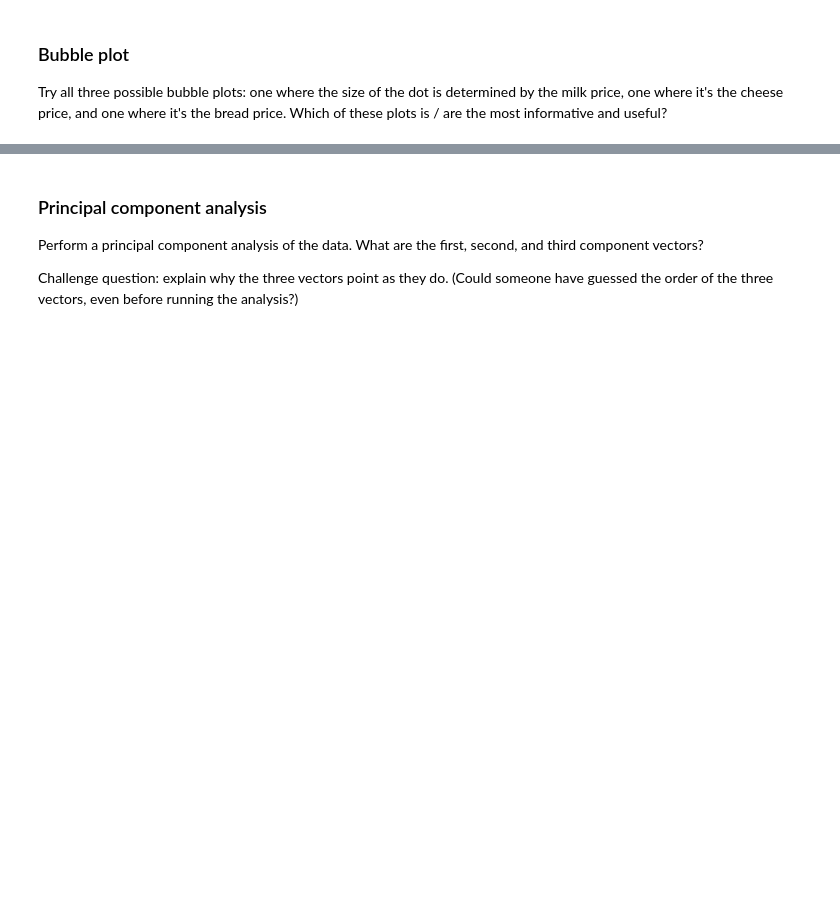
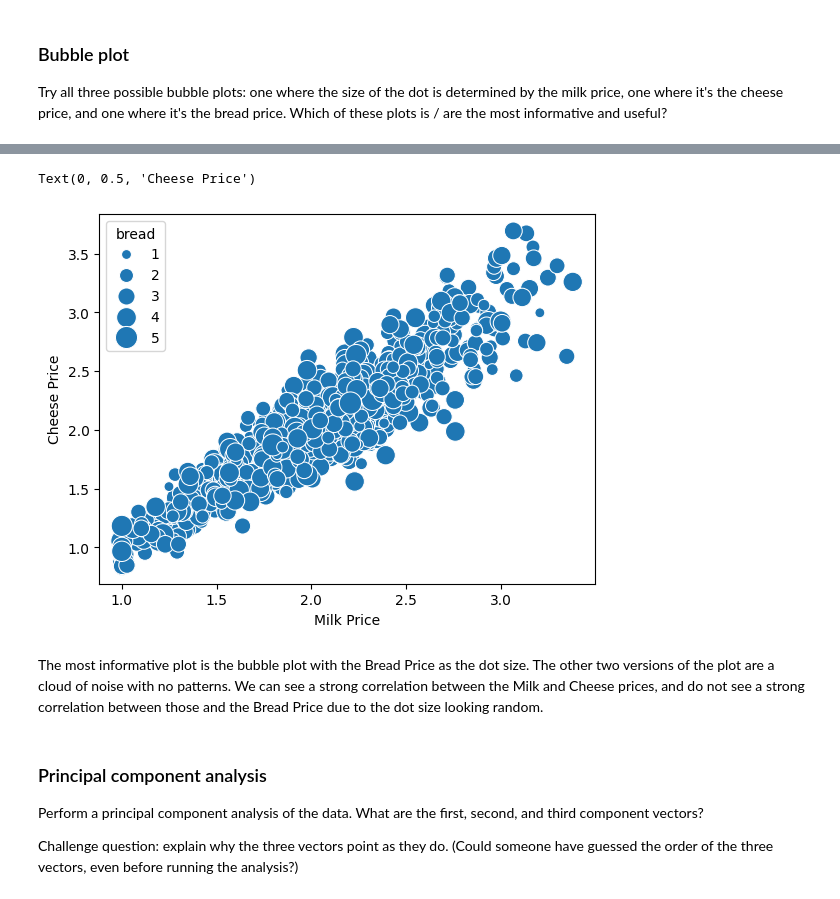
Before and after one commit to calebhadley1/Module-B-semester-2, a Jupyter notebook: OMDS-ModB2-Week8-Hadley-Caleb.ipynb, the cells around one changed output, grey strips where cells are left out. Drawn from its saved outputs; the diff is of its cells as text; code cells hidden in the pictures; blank space fills up the shorter version.

```diff
--- a/OMDS-ModB2-Week8-Hadley-Caleb.ipynb
+++ b/OMDS-ModB2-Week8-Hadley-Caleb.ipynb
@@ -249,3 +303,16 @@ Try all three possible bubble plots: one where the size of the dot is determined
+# %%
+# Dot is Bread price
+minroot = bread_series.min()
+maxroot = bread_series.max()
+maxbubble = 300
+ax = sns.scatterplot(data = df3, x = "milk", y = "cheese", size = "bread", sizes = (minroot / maxroot * maxbubble, maxbubble))
+ax.set_xlabel("Milk Price")
+ax.set_ylabel("Cheese Price")
+# %% [output]
+Text(0, 0.5, 'Cheese Price')
+[figure, added]
+# %% [markdown]
+The most informative plot is the bubble plot with the Bread Price as the dot size. The other two versions of the plot are a cloud of noise with no patterns. We can see a strong correlation between the Milk and Cheese prices, and do not see a strong correlation between those and the Bread Price due to the dot size looking random.
 # %% [markdown]
 ### Principal component analysis
 
```
Also changed, not shown: parts of 5 cells of this notebook.
